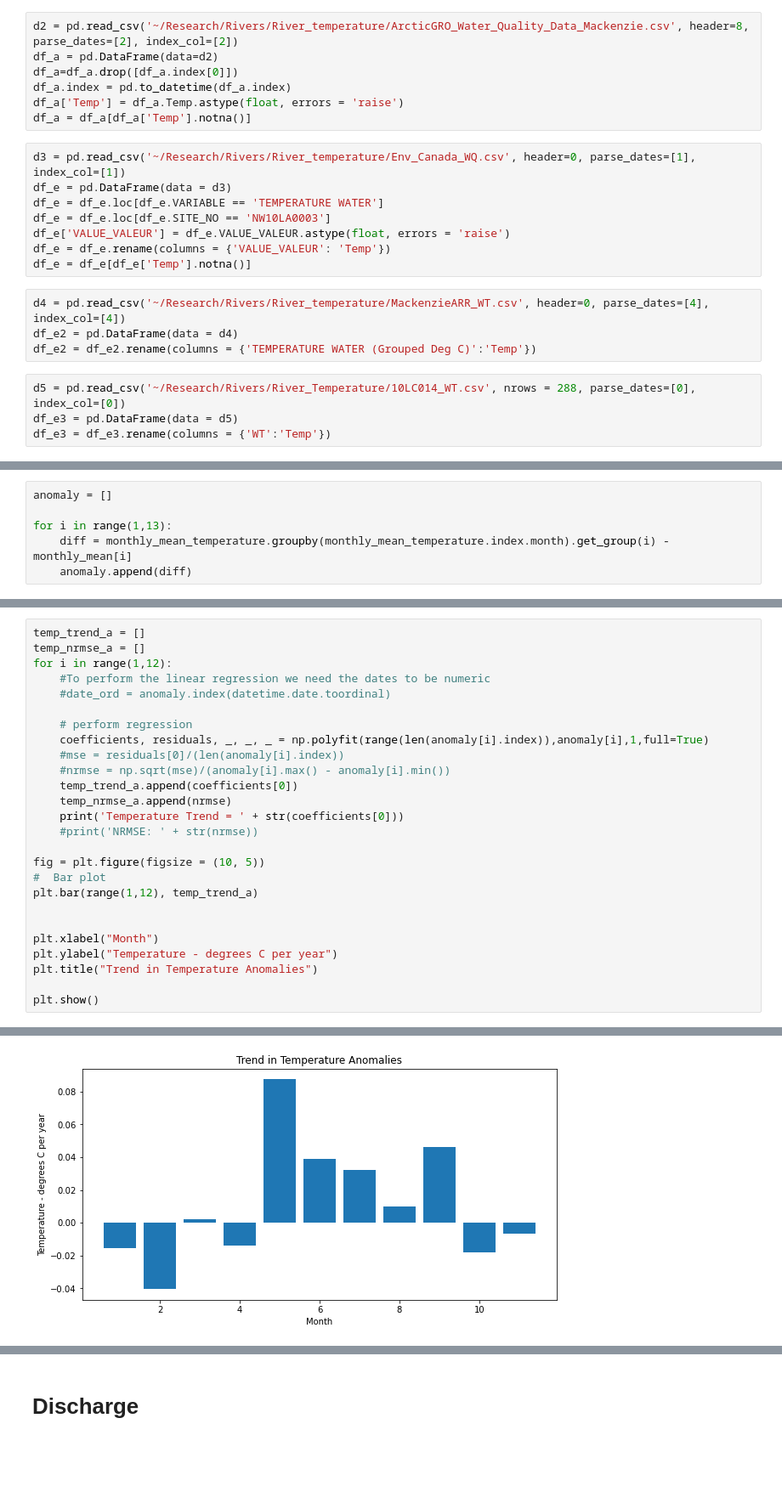
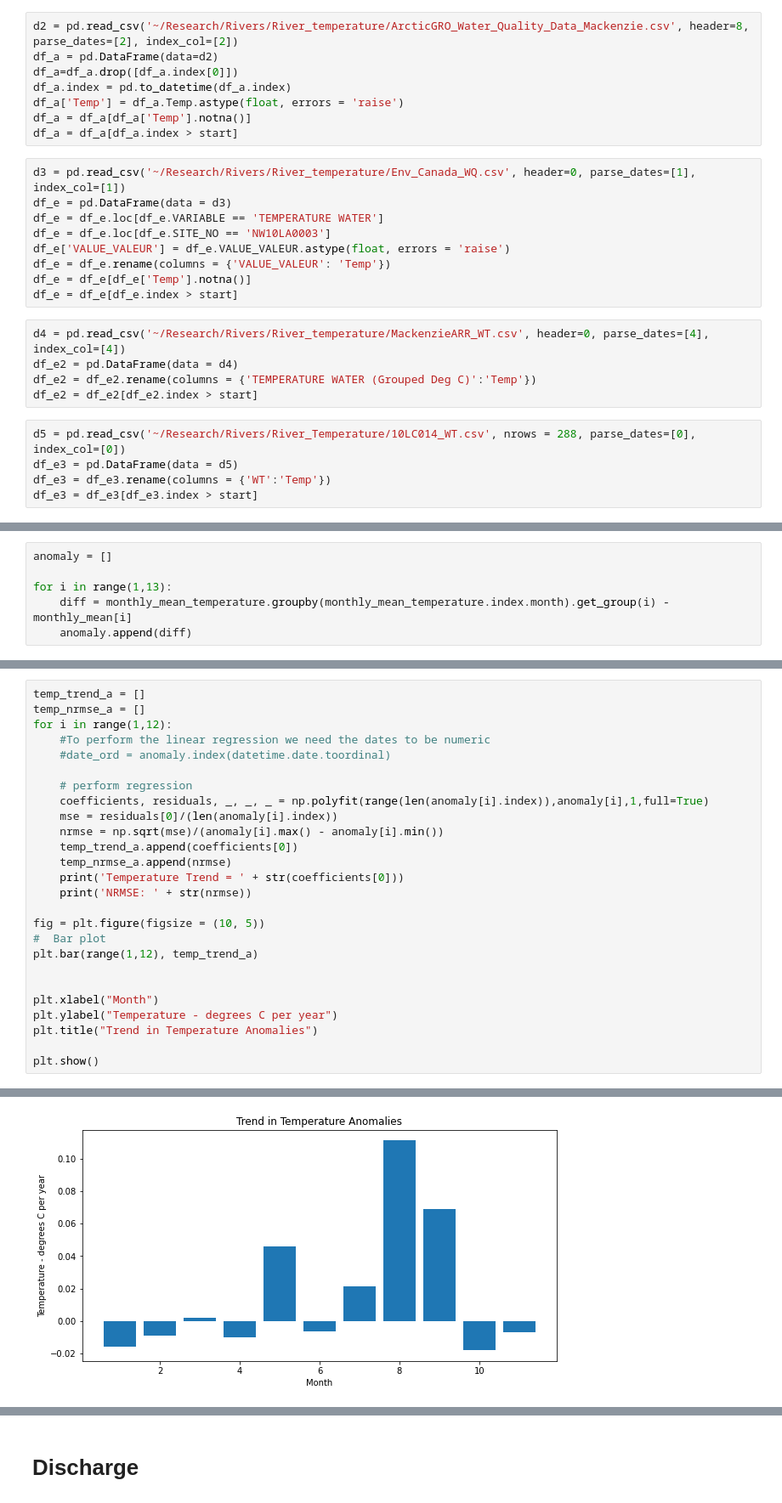
Before and after one commit to mariemccrary/Rivers, a Jupyter notebook: mackenzie.ipynb, the cells around one changed output, grey strips where cells are left out. Shown at 85% size. Saved outputs shown, nothing was run; the diff lists cells and outputs as text; blank space fills up the shorter version.

```diff
--- a/mackenzie.ipynb
+++ b/mackenzie.ipynb
@@ -40,6 +34,7 @@ df_a=df_a.drop([df_a.index[0]])
 df_a.index = pd.to_datetime(df_a.index)
 df_a['Temp'] = df_a.Temp.astype(float, errors = 'raise')
 df_a = df_a[df_a['Temp'].notna()]
+df_a = df_a[df_a.index > start]
 # %%
 d3 = pd.read_csv('~/Research/Rivers/River_temperature/Env_Canada_WQ.csv', header=0, parse_dates=[1], index_col=[1])
 df_e = pd.DataFrame(data = d3)
@@ -48,14 +43,17 @@ df_e = df_e.loc[df_e.SITE_NO == 'NW10LA0003']
 df_e['VALUE_VALEUR'] = df_e.VALUE_VALEUR.astype(float, errors = 'raise')
 df_e = df_e.rename(columns = {'VALUE_VALEUR': 'Temp'})
 df_e = df_e[df_e['Temp'].notna()]
+df_e = df_e[df_e.index > start]
 # %%
 d4 = pd.read_csv('~/Research/Rivers/River_temperature/MackenzieARR_WT.csv', header=0, parse_dates=[4], index_col=[4])
 df_e2 = pd.DataFrame(data = d4)
 df_e2 = df_e2.rename(columns = {'TEMPERATURE WATER (Grouped Deg C)':'Temp'})
+df_e2 = df_e2[df_e2.index > start]
 # %%
 d5 = pd.read_csv('~/Research/Rivers/River_Temperature/10LC014_WT.csv', nrows = 288, parse_dates=[0], index_col=[0])
 df_e3 = pd.DataFrame(data = d5)
 df_e3 = df_e3.rename(columns = {'WT':'Temp'})
+df_e3 = df_e3[df_e3.index > start]
 # %% [markdown]
 Combine datasets to clean up code. All temperature data are in temperature dataframe.
 # %%
@@ -632,12 +650,12 @@ for i in range(1,12):
 
     # perform regression
     coefficients, residuals, _, _, _ = np.polyfit(range(len(anomaly[i].index)),anomaly[i],1,full=True)
-    #mse = residuals[0]/(len(anomaly[i].index))
-    #nrmse = np.sqrt(mse)/(anomaly[i].max() - anomaly[i].min())
+    mse = residuals[0]/(len(anomaly[i].index))
+    nrmse = np.sqrt(mse)/(anomaly[i].max() - anomaly[i].min())
     temp_trend_a.append(coefficients[0])
     temp_nrmse_a.append(nrmse)
     print('Temperature Trend = ' + str(coefficients[0]))
-    #print('NRMSE: ' + str(nrmse))
+    print('NRMSE: ' + str(nrmse))
 
 fig = plt.figure(figsize = (10, 5))
 #  Bar plot
@@ -664 +688 @@ Temperature Trend = -0.00673913043478261
-[figure, old version]
+[figure, new version]
```
Also changed, not shown: parts of 38 cells of this notebook.
